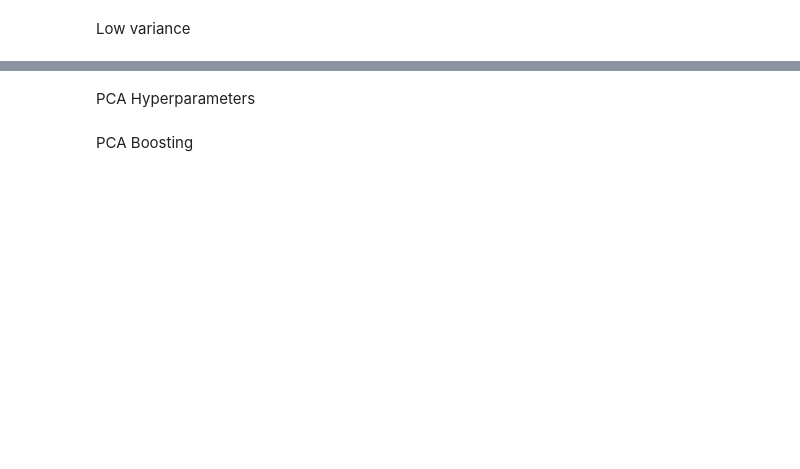
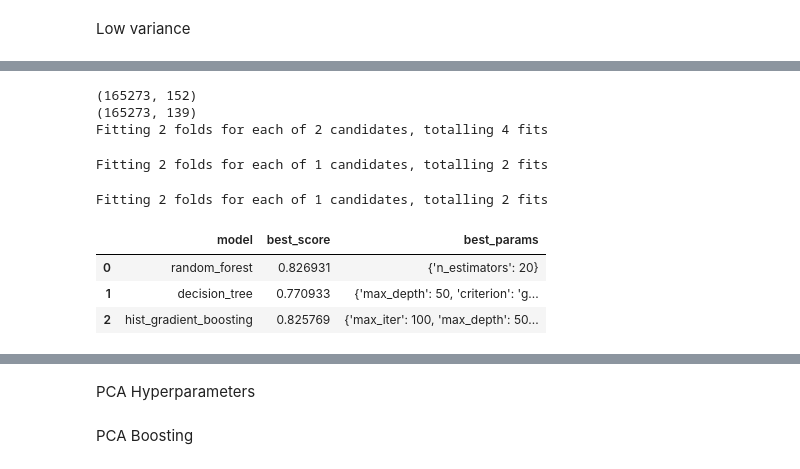
Before and after one commit to mjovanovic9999/ML, a Jupyter notebook: I/notebook/main.ipynb, the cells around one changed output, grey strips where cells are left out. Cells and saved outputs as stored; diff of their text form; code cells hidden in the pictures; blank space fills up the shorter version.

Commit message:
lasso regularisation

```diff
--- a/I/notebook/main.ipynb
+++ b/I/notebook/main.ipynb
@@ -1282,0 +1280,35 @@ Fitting 2 folds for each of 1 candidates, totalling 2 fits
+# %%
+def lassoRegularisation(df,target="readmitted"):
+    new_df=df.copy(deep=True)
+
+    y = new_df[target]
+    X = new_df.drop(columns=[target])
+                                                # Lasso (L1) penalty
+
+    sel_ = SelectFromModel(LogisticRegression(C=1, penalty='l1',solver='liblinear'))
+    sel_.fit(X, y)
+
+
+
+    newDF=pd.DataFrame(sel_.transform(X))
+    newDF.insert(newDF.shape[1],target,y)
+    return newDF
+
+lassoResult=lassoRegularisation(dfohpb2_std_n)
+# %%
+print(dfohpb2_std_n.shape)
+print(lassoResult.shape)
+
+scores, models=randomSearch(lassoResult, 'readmitted', search_space3, metric='f1')
+sc = pd.DataFrame(scores,columns=['model','best_score','best_params'])
+sc
+# %% [output]
+(165273, 152)
+(165273, 139)
+Fitting 2 folds for each of 2 candidates, totalling 4 fits
+Fitting 2 folds for each of 1 candidates, totalling 2 fits
+Fitting 2 folds for each of 1 candidates, totalling 2 fits
+|  | model | best_score | best_params |
+| 0 | random_forest | 0.826931 | {'n_estimators': 20} |
+| 1 | decision_tree | 0.770933 | {'max_depth': 50, 'criterion': 'g... |
+| 2 | hist_gradient_boosting | 0.825769 | {'max_iter': 100, 'max_depth': 50... |
```
Also changed, not shown: parts of 17 cells of this notebook.
